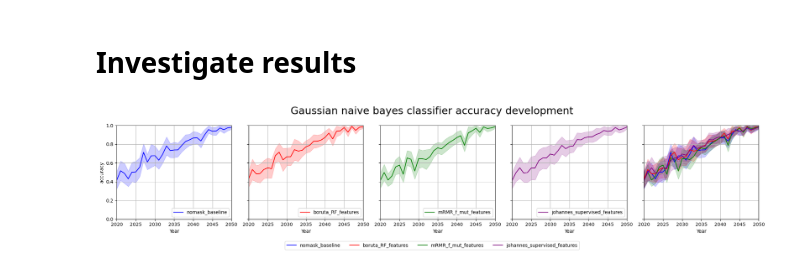
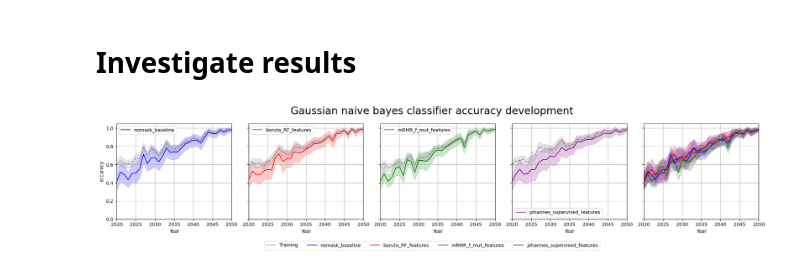
Before and after one commit to Johannesfjeldsaa/Masterthesis_S23, a Jupyter notebook: 07d ii - investigate GNB results.ipynb, the cells around one changed output. Saved outputs shown, nothing was run; the diff lists cells and outputs as text; code cells hidden in the pictures.

```diff
--- a/07d ii - investigate GNB results.ipynb
+++ b/07d ii - investigate GNB results.ipynb
@@ -30,9 +30,10 @@ with open('/'.join([dict_dir, f'roc_information_{model_name}.pkl']), 'rb') as fi
 # %%
 plot_performance(classification_summaries, metric='accuracy', years=list(range(2020, 2051)),
                  model_name='Gaussian Naive Bayes classifier', spread=True,
-                 summary_subplot_for_spread=True)
+                 summary_subplot_for_spread=True,
+                 include_train=True)
 # %% [output]
-[figure, old version]
+[figure, new version]
 # %%
 plot_roc_curve(roc_information, years=[2020, 2030, 2040],
                model_name='Gaussian Naive Bayes classifier', title=None,
```
Also changed, not shown: parts of 1 cell of this notebook, 15 other files.
